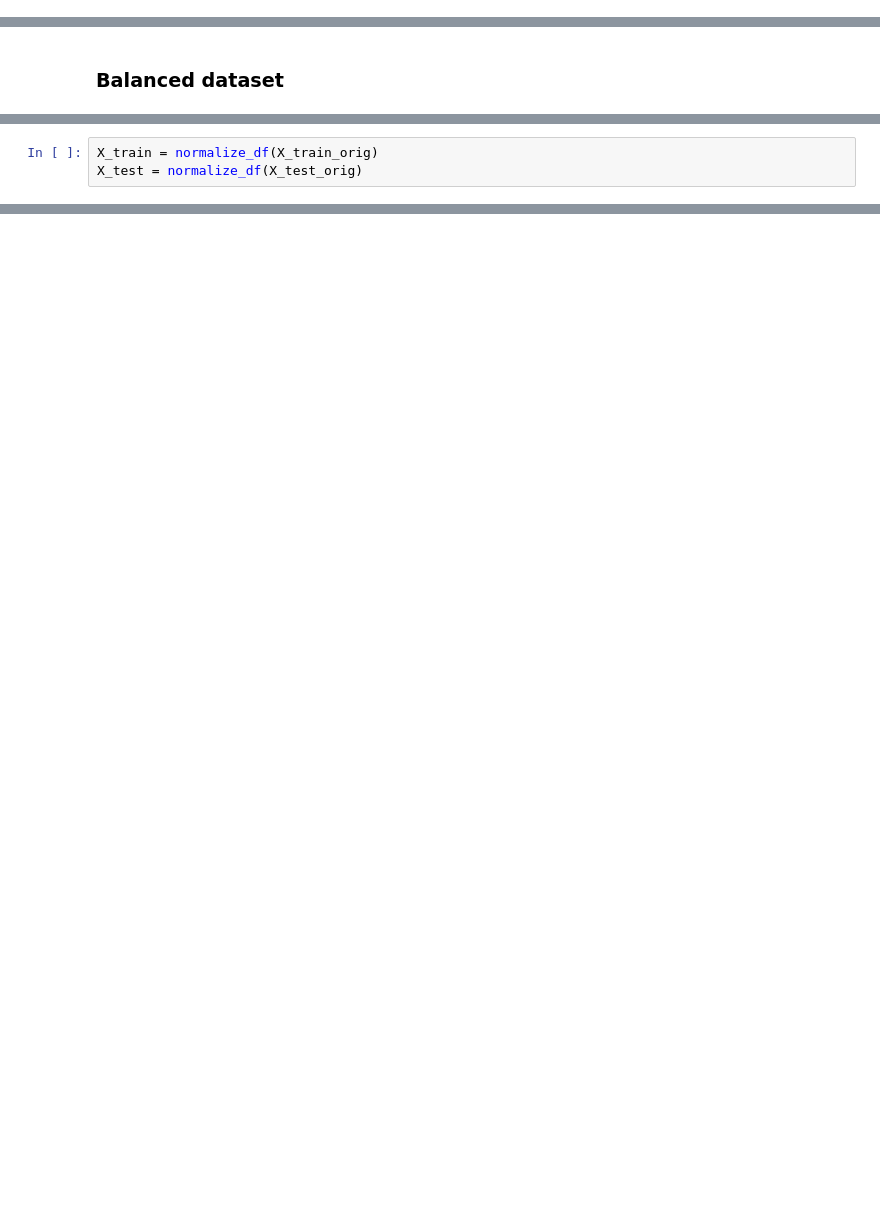
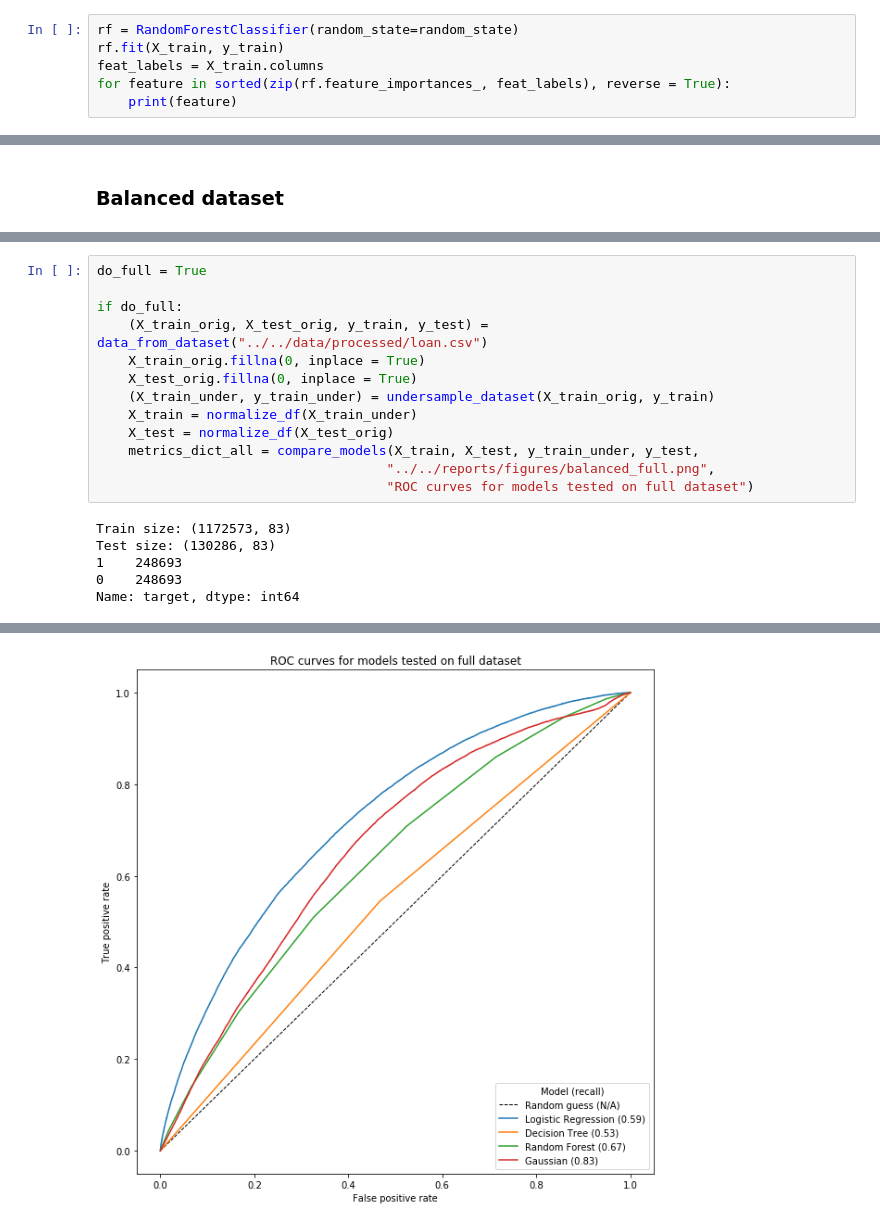
Before and after one commit to andmikey/lendingclub-analysis, a Jupyter notebook: notebooks/exploratory/190914-mandrejc-prediction.ipynb, the cells around one changed output, grey strips where cells are left out. Saved outputs shown, nothing was run; the diff lists cells and outputs as text; blank space fills up the shorter version.

```diff
--- a/notebooks/exploratory/190914-mandrejc-prediction.ipynb
+++ b/notebooks/exploratory/190914-mandrejc-prediction.ipynb
@@ -207,0 +223,6 @@ Confusion matrix:
+# %%
+rf = RandomForestClassifier(random_state=random_state)
+rf.fit(X_train, y_train)
+feat_labels = X_train.columns
+for feature in sorted(zip(rf.feature_importances_, feat_labels), reverse = True):
+    print(feature)
@@ -250,3 +248,0 @@ X_test_orig.fillna(0, inplace = True)
-# %%
-X_train = normalize_df(X_train_orig)
-X_test = normalize_df(X_test_orig)
@@ -273,0 +278,19 @@ Confusion matrix:
+# %%
+do_full = True
+
+if do_full:
+    (X_train_orig, X_test_orig, y_train, y_test) = data_from_dataset("../../data/processed/loan.csv")
+    X_train_orig.fillna(0, inplace = True)
+    X_test_orig.fillna(0, inplace = True)
+    (X_train_under, y_train_under) = undersample_dataset(X_train_orig, y_train)
+    X_train = normalize_df(X_train_under)
+    X_test = normalize_df(X_test_orig)
+    metrics_dict_all = compare_models(X_train, X_test, y_train_under, y_test,
+                                     "../../reports/figures/balanced_full.png",
+                                     "ROC curves for models tested on full dataset")
+# %% [output]
+Train size: (1172573, 83)
+Test size: (130286, 83)
+1    248693
+0    248693
+Name: target, dtype: int64
@@ -273,0 +314 @@ Confusion matrix:
+[figure, added]
```
Also changed, not shown: parts of 22 cells of this notebook.
